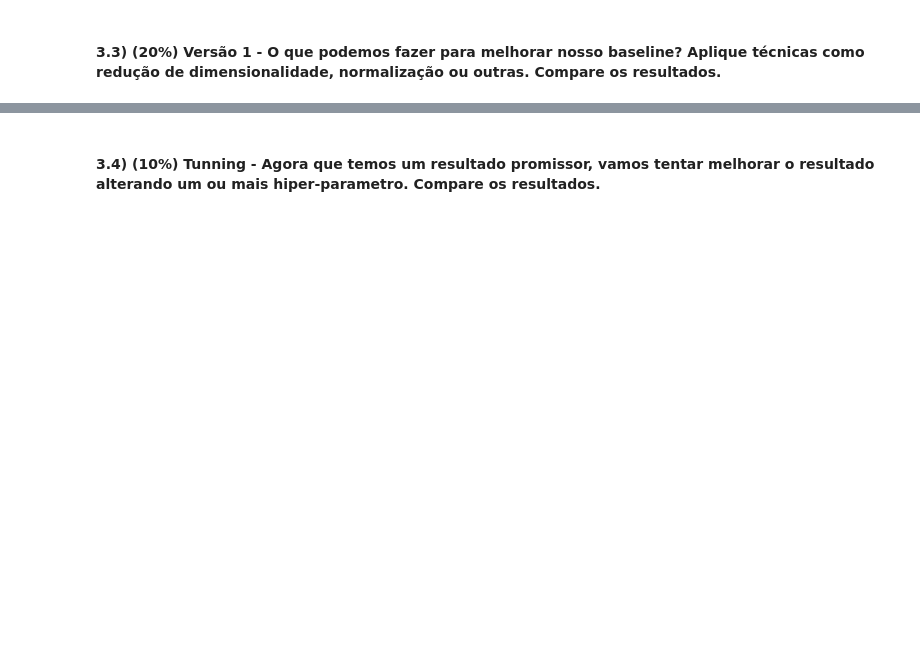
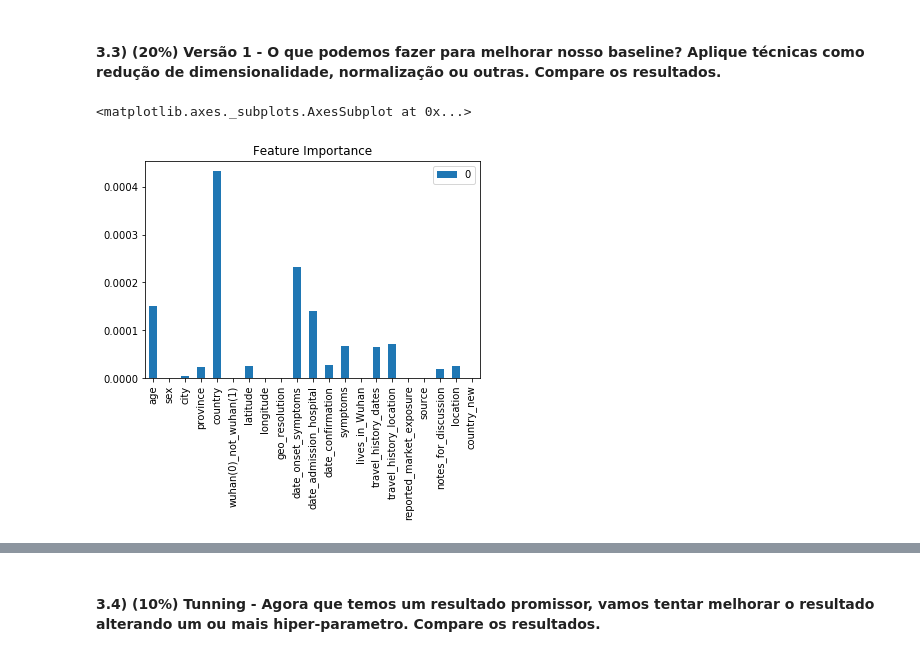
Before and after one commit to maxlataci/ia-cd, a Jupyter notebook: classificador_projeto_2/aed_projeto2.ipynb, the cells around one changed output, grey strips where cells are left out. Drawn from its saved outputs; the diff is of its cells as text; code cells hidden in the pictures; blank space fills up the shorter version.

```diff
--- a/classificador_projeto_2/aed_projeto2.ipynb
+++ b/classificador_projeto_2/aed_projeto2.ipynb
@@ -87,0 +141,17 @@ array([[0, 0, 0, ..., 0, 0, 1],
+# %%
+# Conversão do tipo de dados.
+
+# Presume-se que não há necessidade, pois trata-se de matriz esparsa, que por definição armazena somente valores existentes iguais a 1. Os dados foram pré processados.
+
+# COVID
+# normaliza conteúdos
+colunas = [col_name for col_name in data_covid.columns if data_covid[col_name].dtype == "O"]
+for coluna in colunas:
+    valor_ant = data_covid[coluna].unique()
+    valor_ant = pd.value_counts(data_covid[coluna].values, normalize=True, sort=True)
+    lista = []
+    n = len(data_covid[coluna].unique())
+    for i in range(0,n):
+        lista.append(i)
+    data_covid[coluna].replace(data_covid[coluna].unique(), lista, inplace=True)
+    print("\n", coluna, ":\n", valor_ant, "\n", pd.value_counts(df[coluna].values, normalize=True, sort=True))
@@ -101,0 +433,32 @@ array([[0, 0, 0, ..., 0, 0, 1],
+# %%
+# Implementação. Use mais blocos se achar que ficará mais organizado.
+# Transformar idade e tarifa em categorias
+#d = [X_train, X_test]
+#for dataset in d:
+#    dataset['Age'] = dataset['Age'].astype(int)
+#    dataset.loc[ dataset['Age'] <= 11, 'Age'] = 0
+#    dataset.loc[(dataset['Age'] > 11) & (dataset['Age'] <= 18), 'Age'] = 1
+#    dataset.loc[(dataset['Age'] > 18) & (dataset['Age'] <= 22), 'Age'] = 2
+#    dataset.loc[(dataset['Age'] > 22) & (dataset['Age'] <= 27), 'Age'] = 3
+#    dataset.loc[(dataset['Age'] > 27) & (dataset['Age'] <= 33), 'Age'] = 4
+#    dataset.loc[(dataset['Age'] > 33) & (dataset['Age'] <= 40), 'Age'] = 5
+#    dataset.loc[(dataset['Age'] > 40) & (dataset['Age'] <= 66), 'Age'] = 6
+#    dataset.loc[ dataset['Age'] > 66, 'Age'] = 6
+
+#d = [X_train, X_test]
+#for dataset in d:
+#    dataset.loc[ dataset['Fare'] <= 7.91, 'Fare'] = 0
+#    dataset.loc[(dataset['Fare'] > 7.91) & (dataset['Fare'] <= 14.454), 'Fare'] = 1
+#    dataset.loc[(dataset['Fare'] > 14.454) & (dataset['Fare'] <= 31), 'Fare']   = 2
+#    dataset.loc[(dataset['Fare'] > 31) & (dataset['Fare'] <= 99), 'Fare']   = 3
+#    dataset.loc[(dataset['Fare'] > 99) & (dataset['Fare'] <= 250), 'Fare']   = 4
+#    dataset.loc[ dataset['Fare'] > 250, 'Fare'] = 5
+#    dataset['Fare'] = dataset['Fare'].astype(int)
+
+# COVID
+lasso=Lasso(alpha=0.001)
+lasso.fit(data_covid, target_covid)
+pd.DataFrame(abs(lasso.coef_), index=data_covid.columns).plot(kind='bar', title='Feature Importance')
+# %% [output]
+<matplotlib.axes._subplots.AxesSubplot at 0x...>
+[figure, added]
```
Also changed, not shown: parts of 39 cells of this notebook, 6 other files.
